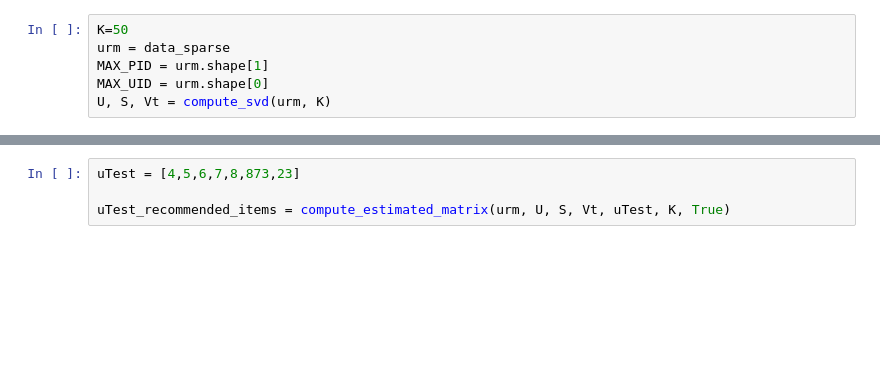
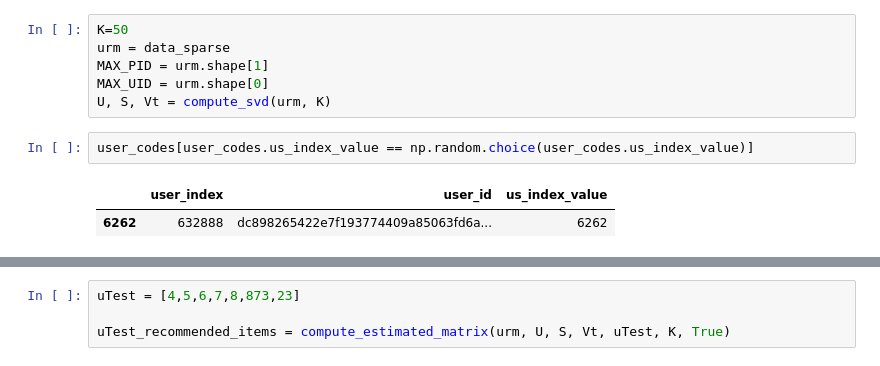
Before and after one commit to vrlnarayana/capstone-gl, a Jupyter notebook: SS_Matrix_factorization.ipynb, the cells around one changed output, grey strips where cells are left out. Saved outputs shown, nothing was run; the diff lists cells and outputs as text; blank space fills up the shorter version.

```diff
--- a/SS_Matrix_factorization.ipynb
+++ b/SS_Matrix_factorization.ipynb
@@ -204,3 +242,8 @@ urm = data_sparse
 MAX_PID = urm.shape[1]
 MAX_UID = urm.shape[0]
 U, S, Vt = compute_svd(urm, K)
+# %%
+user_codes[user_codes.us_index_value == np.random.choice(user_codes.us_index_value)]
+# %% [output]
+|  | user_index | user_id | us_index_value |
+| 6262 | 632888 | dc898265422e7f193774409a85063fd6a... | 6262 |
```
Also changed, not shown: parts of 13 cells of this notebook.
